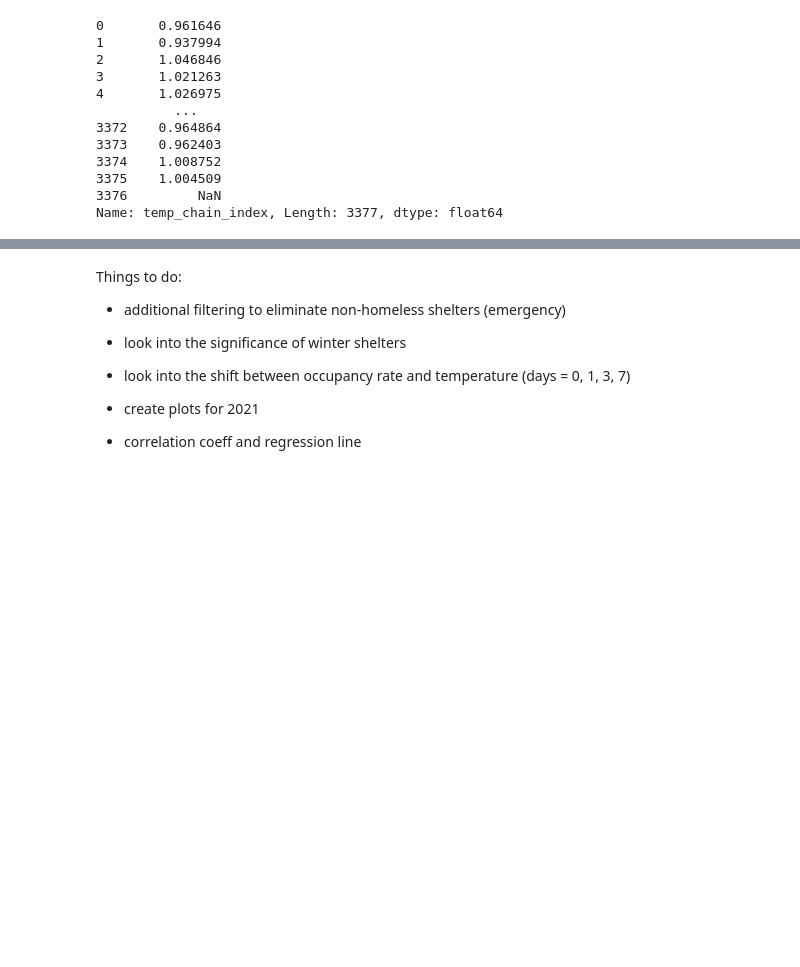
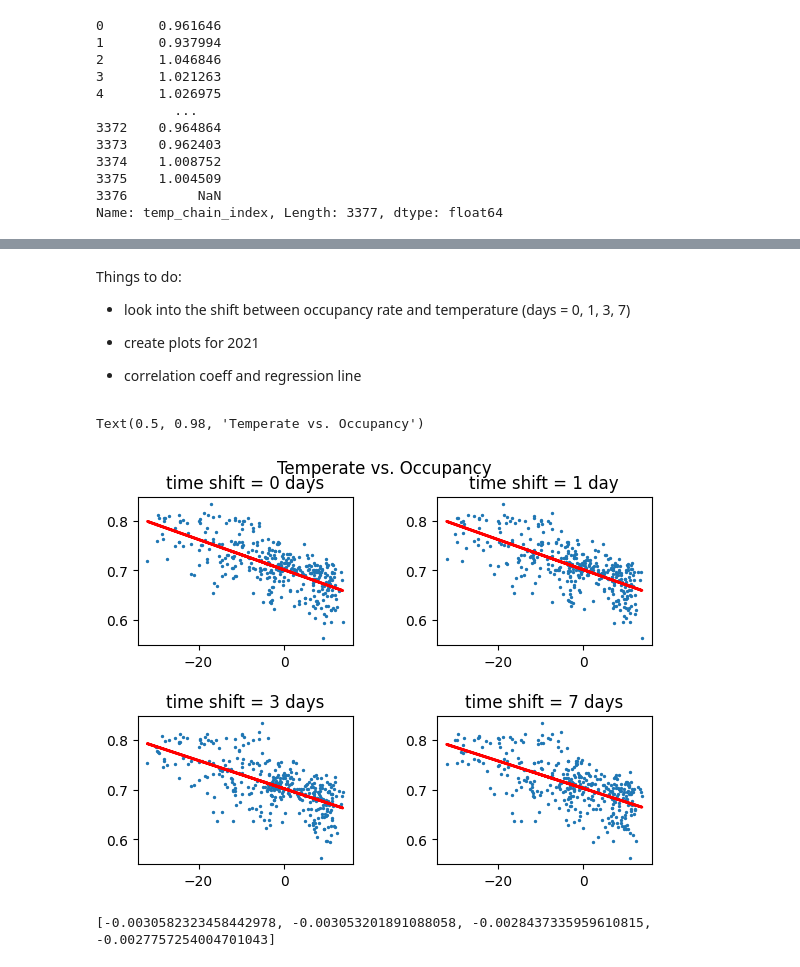
Before and after one commit to thehhe/DATA_601_project, a Jupyter notebook: weather_data_task.ipynb, the cells around one changed output, grey strips where cells are left out. Cells and saved outputs as stored; diff of their text form; code cells hidden in the pictures; blank space fills up the shorter version.

```diff
--- a/weather_data_task.ipynb
+++ b/weather_data_task.ipynb
@@ -162,10 +172,72 @@ a.loc[a["Date"].dt.year == 2019, ["occupancy_rate"]].plot()
 # %% [markdown]
 Things to do:
-* additional filtering to eliminate non-homeless shelters (emergency)
-* look into the significance of winter shelters
+
 
 * look into the shift between occupancy rate and temperature (days = 0, 1, 3, 7)
 
 * create plots for 2021
 
 * correlation coeff and regression line
+# %%
+slopes = []
+intercepts = []
+
+for i in [0, 1, 3, 7]:
+    weather_occupancy_2019[f"shift_{i}"] = weather_occupancy_2019["occupancy_rate"].shift(i)
+
+    reg = linear_model.LinearRegression()
+    reg.fit(
+        np.array(weather_occupancy_2019["Air Temp. Min. (°C)"]).reshape(-1, 1)[i:],
+        weather_occupancy_2019[f"shift_{i}"][i:]
+    )
+    slopes.append(reg.coef_[0])
+    intercepts.append(reg.intercept_)
+# %%
+fig.suptitle("Temperate vs. Occupancy")
+fig, ax = plt.subplots(2, 2)
+fig.tight_layout(pad=3.0)
+
+ax[0, 0].scatter(weather_occupancy_2019["Air Temp. Min. (°C)"], weather_occupancy_2019["shift_0"], s=2)
+ax[0, 0].plot(
+    weather_occupancy_2019["Air Temp. Min. (°C)"],
+    slopes[0] * weather_occupancy_2019["Air Temp. Min. (°C)"] + intercepts[0],
+    linewidth=2,
+    color="red"
+)
+ax[0, 0].set_title("time shift = 0 days")
+
+ax[0, 1].plot(
+    weather_occupancy_2019["Air Temp. Min. (°C)"],
+    slopes[1] * weather_occupancy_2019["Air Temp. Min. (°C)"] + intercepts[1],
+    linewidth=2,
+    color="red"
+)
+ax[0, 1].scatter(weather_occupancy_2019["Air Temp. Min. (°C)"], weather_occupancy_2019["shift_1"], s=2)
+ax[0, 1].set_title("time shift = 1 day")
+
+ax[1, 0].plot(
+    weather_occupancy_2019["Air Temp. Min. (°C)"],
+    slopes[2] * weather_occupancy_2019["Air Temp. Min. (°C)"] + intercepts[2],
+    linewidth=2,
+    color="red"
+)
+ax[1, 0].scatter(weather_occupancy_2019["Air Temp. Min. (°C)"], weather_occupancy_2019["shift_3"], s=2)
+ax[1, 0].set_title("time shift = 3 days")
+
+ax[1, 1].plot(
+    weather_occupancy_2019["Air Temp. Min. (°C)"],
+    slopes[3] * weather_occupancy_2019["Air Temp. Min. (°C)"] + intercepts[3],
+    linewidth=2,
+    color="red"
+)
+ax[1, 1].scatter(weather_occupancy_2019["Air Temp. Min. (°C)"], weather_occupancy_2019["shift_7"], s=2)
+ax[1, 1].set_title("time shift = 7 days")
+
+fig.suptitle("Temperate vs. Occupancy")
+# %% [output]
+Text(0.5, 0.98, 'Temperate vs. Occupancy')
+[figure, added]
+# %%
+print(slopes)
+# %% [output]
+[-0.0030582323458442978, -0.003053201891088058, -0.0028437335959610815, -0.0027757254004701043]
```
Also changed, not shown: parts of 19 cells of this notebook.
